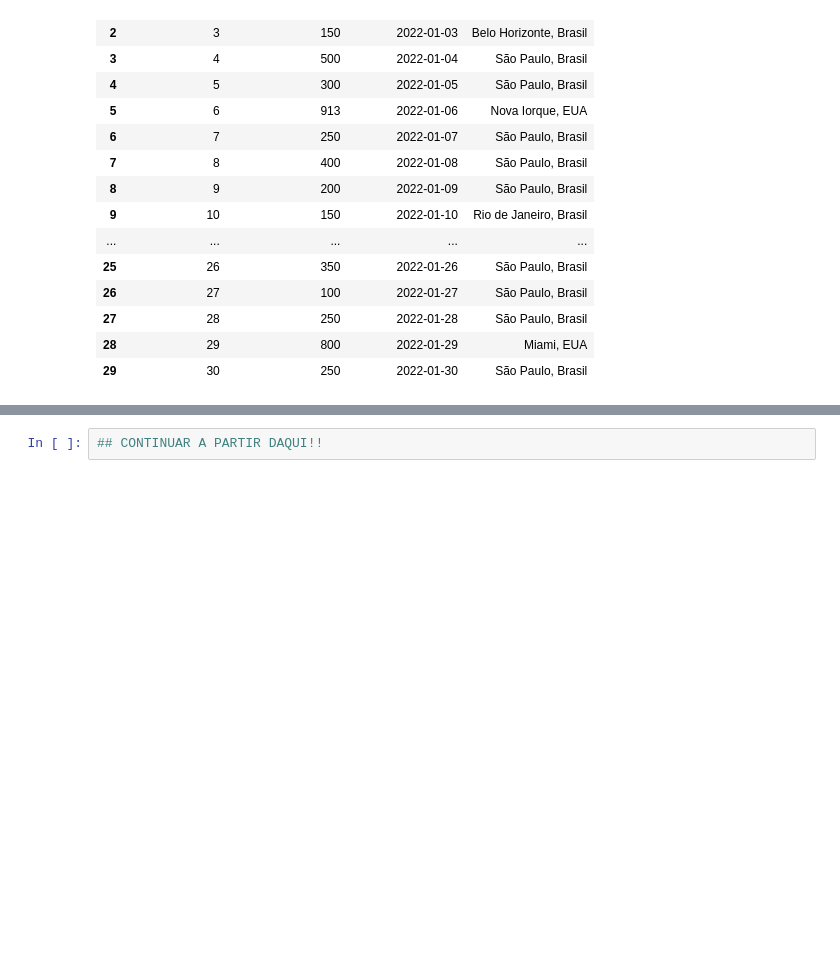
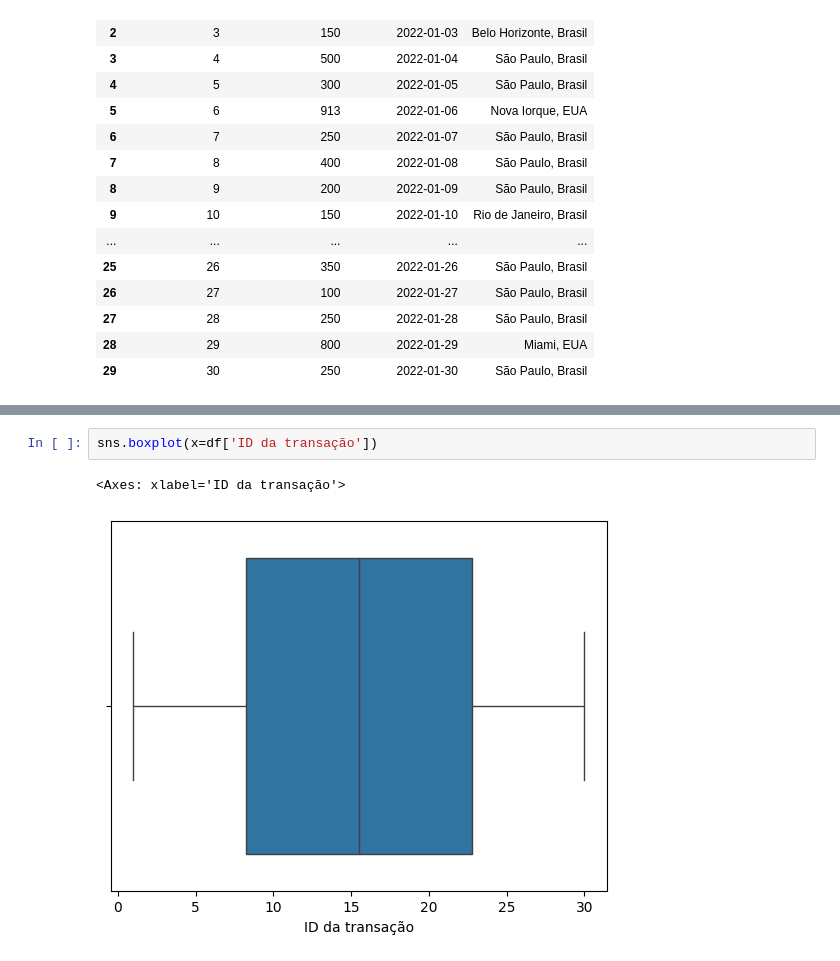
Before and after one commit to ocfurtado/pandas_limpeza_tratamento_dados, a Jupyter notebook: limpeza_tratamento_churn.ipynb, the cells around one changed output, grey strips where cells are left out. Cells and saved outputs as stored; diff of their text form; blank space fills up the shorter version.

```diff
--- a/limpeza_tratamento_churn.ipynb
+++ b/limpeza_tratamento_churn.ipynb
@@ -986,2 +995,5 @@ def identificador_frause(nome_coluna, df):
 # %%
-## CONTINUAR A PARTIR DAQUI!!
+sns.boxplot(x=df['ID da transação'])
+# %% [output]
+<Axes: xlabel='ID da transação'>
+[figure, added]
```
Also changed, not shown: parts of 2 cells of this notebook, 4 other files.
